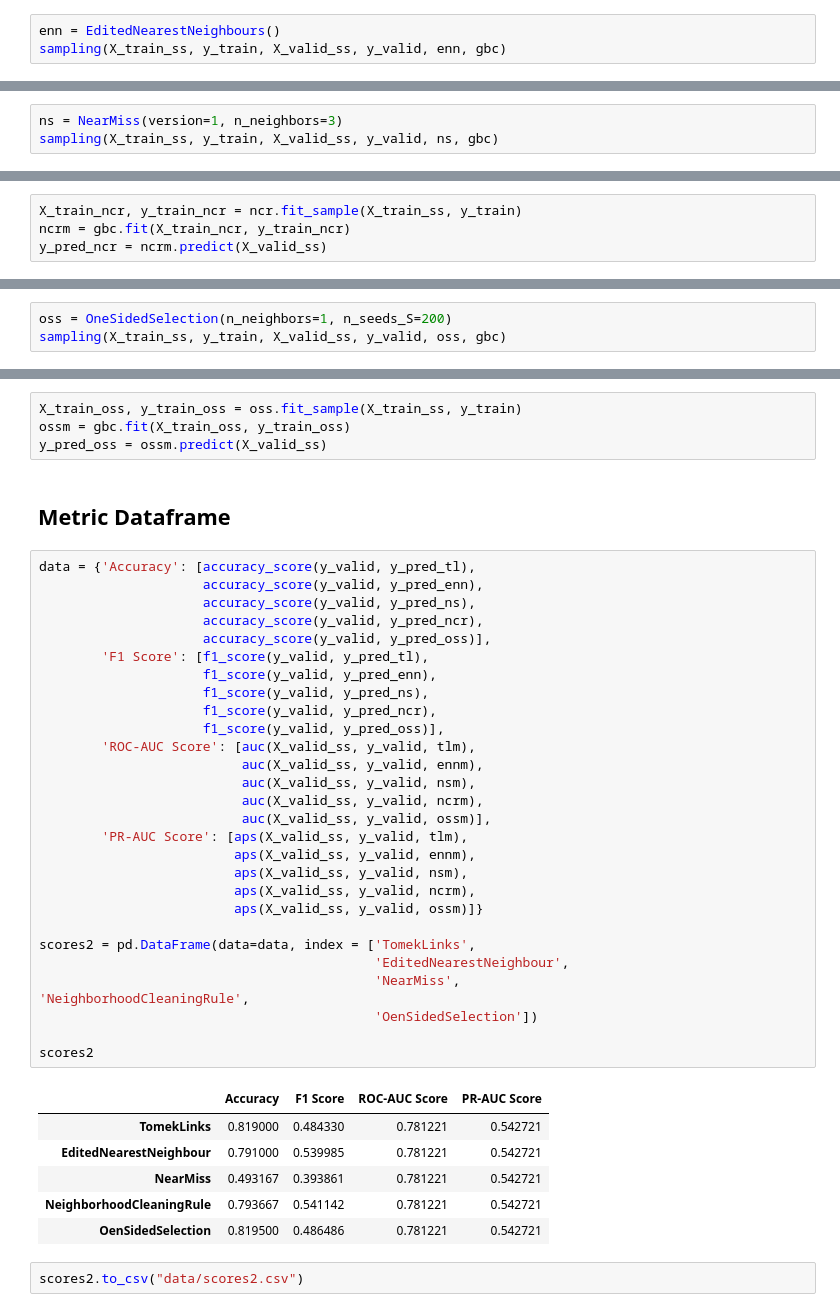
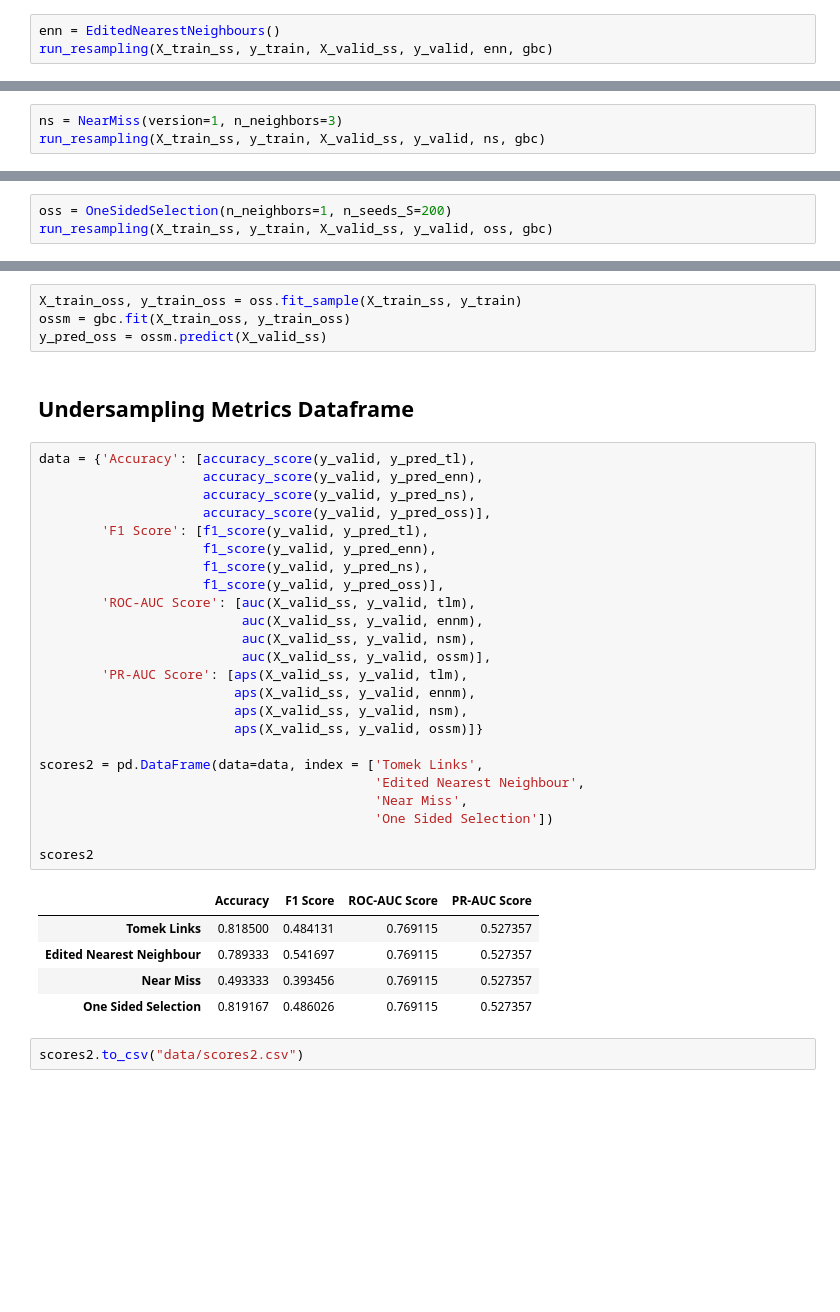
Before and after one commit to datascisteven/Medium-Blogs, a Jupyter notebook: Class_Imbalance.ipynb, the cells around one changed output, grey strips where cells are left out. Cells and saved outputs as stored; diff of their text form; blank space fills up the shorter version.

```diff
--- a/Class_Imbalance.ipynb
+++ b/Class_Imbalance.ipynb
@@ -516,4 +288,4 @@ y_pred_tl = tlm.predict(X_valid_ss)
 # %%
 enn = EditedNearestNeighbours()
-sampling(X_train_ss, y_train, X_valid_ss, y_valid, enn, gbc)
+run_resampling(X_train_ss, y_train, X_valid_ss, y_valid, enn, gbc)
 # %% [output]
@@ -532,5 +304,5 @@ y_pred_enn = ennm.predict(X_valid_ss)
 ## Near Miss
 # %%
 ns = NearMiss(version=1, n_neighbors=3)
-sampling(X_train_ss, y_train, X_valid_ss, y_valid, ns, gbc)
+run_resampling(X_train_ss, y_train, X_valid_ss, y_valid, ns, gbc)
 # %% [output]
@@ -561,10 +320,6 @@ PR-AUC Score:  0.5377045139607715
-# %%
-X_train_ncr, y_train_ncr = ncr.fit_sample(X_train_ss, y_train)
-ncrm = gbc.fit(X_train_ncr, y_train_ncr)
-y_pred_ncr = ncrm.predict(X_valid_ss)
 # %% [markdown]
 ## One Sided Selection
 # %%
 oss = OneSidedSelection(n_neighbors=1, n_seeds_S=200)
-sampling(X_train_ss, y_train, X_valid_ss, y_valid, oss, gbc)
+run_resampling(X_train_ss, y_train, X_valid_ss, y_valid, oss, gbc)
 # %% [output]
@@ -580,42 +335,37 @@ X_train_oss, y_train_oss = oss.fit_sample(X_train_ss, y_train)
 ossm = gbc.fit(X_train_oss, y_train_oss)
 y_pred_oss = ossm.predict(X_valid_ss)
 # %% [markdown]
-## Metric Dataframe
+## Undersampling Metrics Dataframe
 # %%
 data = {'Accuracy': [accuracy_score(y_valid, y_pred_tl),
                      accuracy_score(y_valid, y_pred_enn),
                      accuracy_score(y_valid, y_pred_ns),
-                     accuracy_score(y_valid, y_pred_ncr),
                      accuracy_score(y_valid, y_pred_oss)],
         'F1 Score': [f1_score(y_valid, y_pred_tl),
                      f1_score(y_valid, y_pred_enn),
                      f1_score(y_valid, y_pred_ns),
-                     f1_score(y_valid, y_pred_ncr),
                      f1_score(y_valid, y_pred_oss)],
         'ROC-AUC Score': [auc(X_valid_ss, y_valid, tlm),
                           auc(X_valid_ss, y_valid, ennm),
                           auc(X_valid_ss, y_valid, nsm),
-                          auc(X_valid_ss, y_valid, ncrm),
                           auc(X_valid_ss, y_valid, ossm)],
         'PR-AUC Score': [aps(X_valid_ss, y_valid, tlm),
                          aps(X_valid_ss, y_valid, ennm),
                          aps(X_valid_ss, y_valid, nsm),
-                         aps(X_valid_ss, y_valid, ncrm),
                          aps(X_valid_ss, y_valid, ossm)]}
 
-scores2 = pd.DataFrame(data=data, index = ['TomekLinks',
-                                           'EditedNearestNeighbour',
-                                           'NearMiss',                                                                'NeighborhoodCleaningRule',
-                                           'OenSidedSelection'])
+scores2 = pd.DataFrame(data=data, index = ['Tomek Links',
+                                           'Edited Nearest Neighbour',
+                                           'Near Miss',
+                                           'One Sided Selection'])
 
 scores2
 # %% [output]
 |  | Accuracy | F1 Score | ROC-AUC Score | PR-AUC Score |
-| TomekLinks | 0.819000 | 0.484330 | 0.781221 | 0.542721 |
-| EditedNearestNeighbour | 0.791000 | 0.539985 | 0.781221 | 0.542721 |
-| NearMiss | 0.493167 | 0.393861 | 0.781221 | 0.542721 |
-| NeighborhoodCleaningRule | 0.793667 | 0.541142 | 0.781221 | 0.542721 |
-| OenSidedSelection | 0.819500 | 0.486486 | 0.781221 | 0.542721 |
+| Tomek Links | 0.818500 | 0.484131 | 0.769115 | 0.527357 |
+| Edited Nearest Neighbour | 0.789333 | 0.541697 | 0.769115 | 0.527357 |
+| Near Miss | 0.493333 | 0.393456 | 0.769115 | 0.527357 |
+| One Sided Selection | 0.819167 | 0.486026 | 0.769115 | 0.527357 |
 # %%
 scores2.to_csv("data/scores2.csv")
 # %% [markdown]
```
Also changed, not shown: parts of 69 cells of this notebook, 14 other files.
